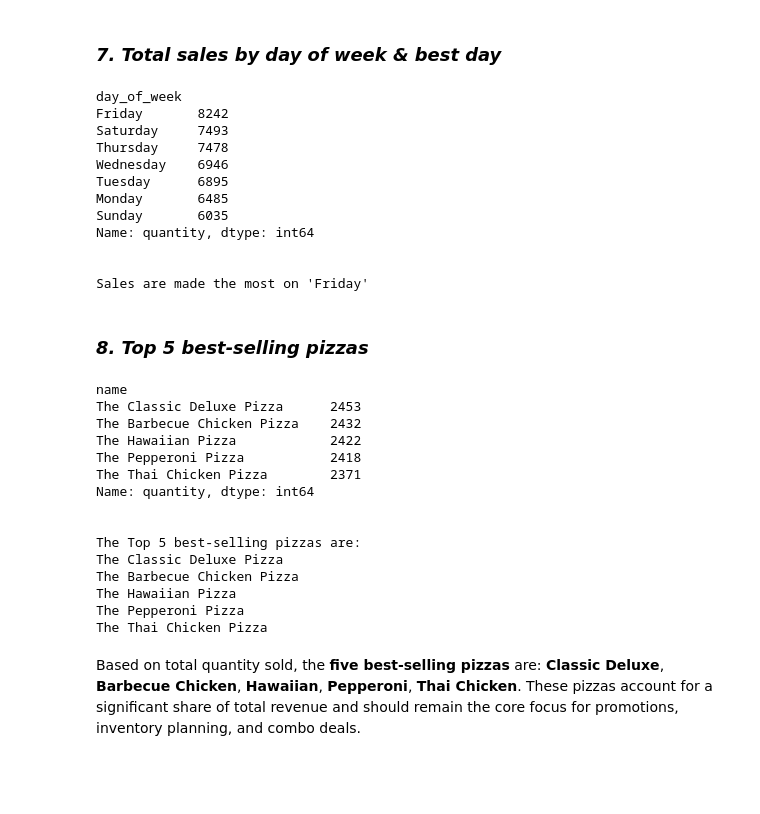
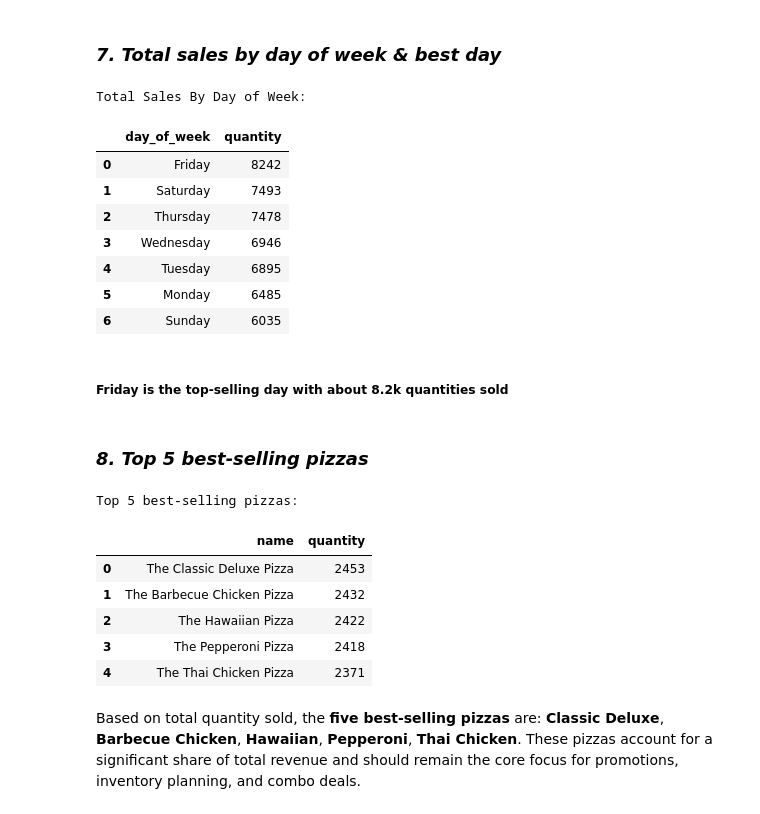
Before and after one commit to Han-Myo/Pizza-Sales-Analysis, a Jupyter notebook: Hanmyo Ibifuro George.ipynb, the cells around one changed output. Drawn from its saved outputs; the diff is of its cells as text; code cells hidden in the pictures; blank space fills up the shorter version.

```diff
--- a/Hanmyo Ibifuro George.ipynb
+++ b/Hanmyo Ibifuro George.ipynb
@@ -543,65 +552,48 @@ The Top 5 busiest hours: 12,13,18,17,19
 # %%
 # This line of code extracts days of the week from "datetime" using the method "day_name()"
 # then saves the days of the week in a new column "day_of_week"
 
 df["day_of_week"] = df["date"].dt.day_name()
 
 # Find total sales of each day in week by grouping "day_of_week" column and calculate sum of quantities sold per day and then sort values in
-# order descending
+# descending order
 
-sales_by_day = df.groupby("day_of_week")["quantity"].sum().sort_values(ascending=False)
+sales_by_day = df.groupby("day_of_week")["quantity"].sum().sort_values(ascending=False).reset_index()
 
-print(sales_by_day)
-
-# This line of code outputs the index of the max value and in this Series "day_of_week" is the index, so it returns the day of the week with the
-# highest sales
-sales_best_day = sales_by_day.idxmax()
-
-print("\n") # This code instructs the program to move to a new line.
-print(f"Sales are made the most on '{sales_best_day}'")
+# Display output
+print("Total Sales By Day of Week:")
+sales_by_day
 # %% [output]
-day_of_week
-Friday       8242
-Saturday     7493
-Thursday     7478
-Wednesday    6946
-Tuesday      6895
-Monday       6485
-Sunday       6035
-Name: quantity, dtype: int64
-
-
-Sales are made the most on 'Friday'
+Total Sales By Day of Week:
+|  | day_of_week | quantity |
+| 0 | Friday | 8242 |
+| 1 | Saturday | 7493 |
+| 2 | Thursday | 7478 |
+| 3 | Wednesday | 6946 |
+| 4 | Tuesday | 6895 |
+| 5 | Monday | 6485 |
+| 6 | Sunday | 6035 |
+# %% [markdown]
+##### Friday is the top-selling day with about 8.2k quantities sold
 # %% [markdown]
 ### *8. Top 5 best-selling pizzas*
 # %%
 # Find 5 best selling pizzas by grouping "name" column and calculate sum of quantities sold per pizza type and then sort values
 # in descending order and return the first five records
 
-top5 = df.groupby("name")["quantity"].sum().sort_values(ascending=False).head()
+top5 = df.groupby("name")["quantity"].sum().sort_values(ascending=False).reset_index().head()
 
-print(top5)
-print("\n") # This code instructs the program to move to a new line.
-
-print("The Top 5 best-selling pizzas are:")
-for name in top5.index: # loops through each index in "top5"
-    print(name)
+# Display output
+print("Top 5 best-selling pizzas:")
+top5
 # %% [output]
-name
-The Classic Deluxe Pizza      2453
-The Barbecue Chicken Pizza    2432
-The Hawaiian Pizza            2422
-The Pepperoni Pizza           2418
-The Thai Chicken Pizza        2371
-Name: quantity, dtype: int64
-
-
-The Top 5 best-selling pizzas are:
-The Classic Deluxe Pizza
-The Barbecue Chicken Pizza
-The Hawaiian Pizza
-The Pepperoni Pizza
-The Thai Chicken Pizza
+Top 5 best-selling pizzas:
+|  | name | quantity |
+| 0 | The Classic Deluxe Pizza | 2453 |
+| 1 | The Barbecue Chicken Pizza | 2432 |
+| 2 | The Hawaiian Pizza | 2422 |
+| 3 | The Pepperoni Pizza | 2418 |
+| 4 | The Thai Chicken Pizza | 2371 |
 # %% [markdown]
 Based on total quantity sold, the **five best-selling pizzas** are: **Classic Deluxe**, **Barbecue Chicken**, **Hawaiian**, **Pepperoni**,
 **Thai Chicken**. These pizzas account for a significant share of total revenue and should remain the core focus for promotions, inventory planning, and combo deals.
```
Also changed, not shown: parts of 8 cells of this notebook.
